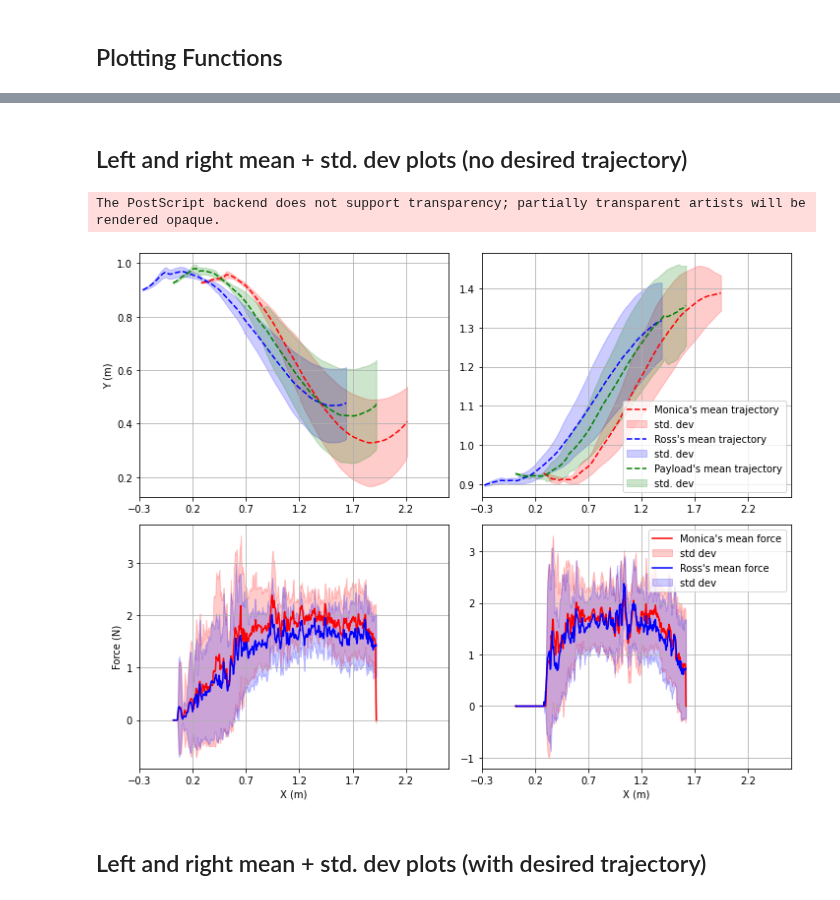
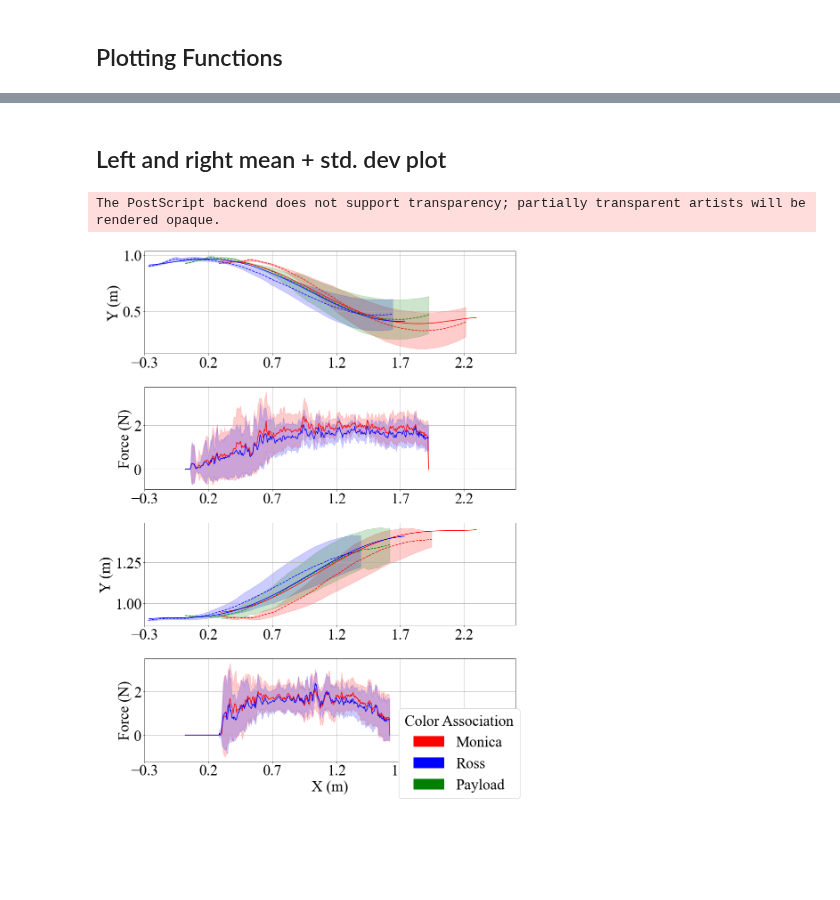
Before and after one commit to BCLab-UNM/MARIAM, a Jupyter notebook: analysis/vicon_experiments/traj_forces_plot.ipynb, the cells around one changed output, grey strips where cells are left out. Drawn from its saved outputs; the diff is of its cells as text; code cells hidden in the pictures; blank space fills up the shorter version.

Commit message:
updated font size in trajectory + forces plot

```diff
--- a/analysis/vicon_experiments/traj_forces_plot.ipynb
+++ b/analysis/vicon_experiments/traj_forces_plot.ipynb
@@ -565,8 +506,10 @@ plot_traj_and_force(merged_df, fig_size=(8, 8))
 # %% [markdown]
-## Left and right mean + std. dev plots (no desired trajectory)
+## Left and right mean + std. dev plot
 # %%
 base_path = '../../data/08-30_dataset/08-30_dp_experiments/'
 dirs = os.listdir(base_path)
+time_col = 'ros_time_sec'
+tolerance = 0.01
 n_samples = 500
 add_nans = True
 
@@ -585,3 +528,23 @@ dirs_16_to_30 = [
     for d in dirs
     if pattern_16_to_30.search(d)
 ]
+
+stats_left = get_stats(
+    dirs_1_to_15,
+    time_col=time_col,
+    n_samples=n_samples,
+    tolerance=tolerance,
+    add_nans=add_nans
+)
+
+stats_right = get_stats(
+    dirs_16_to_30,
+    time_col=time_col,
+    n_samples=n_samples,
+    tolerance=tolerance,
+    add_nans=add_nans
+)
+
+# Load a representative trajectory for desired paths
+traj_df_left = pd.read_csv(os.path.join(dirs_1_to_15[0], 'trajectory_data.csv'))
+traj_df_right = pd.read_csv(os.path.join(dirs_16_to_30[0], 'trajectory_data.csv'))
@@ -604,8 +551,9 @@ stats_right = get_stats(
 # %%
-plot_stats(stats_left, stats_right, fig_size=(10, 8),
-           file_name='traj_forces_plot_right_no_desired_traj.png')
+plot_stats(stats_left, stats_right, traj_df_left, traj_df_right, fig_size=(14, 18),
+           file_name='traj_and_forces_plot_desired_traj.png',
+           font_size=34,
+           font_family='Times New Roman'
+           )
 # %% [output]
 The PostScript backend does not support transparency; partially transparent artists will be rendered opaque.
-[figure, old version]
+[figure, new version]
-# %% [markdown]
-## Left and right mean + std. dev plots (with desired trajectory)
```
Also changed, not shown: parts of 11 cells of this notebook.
